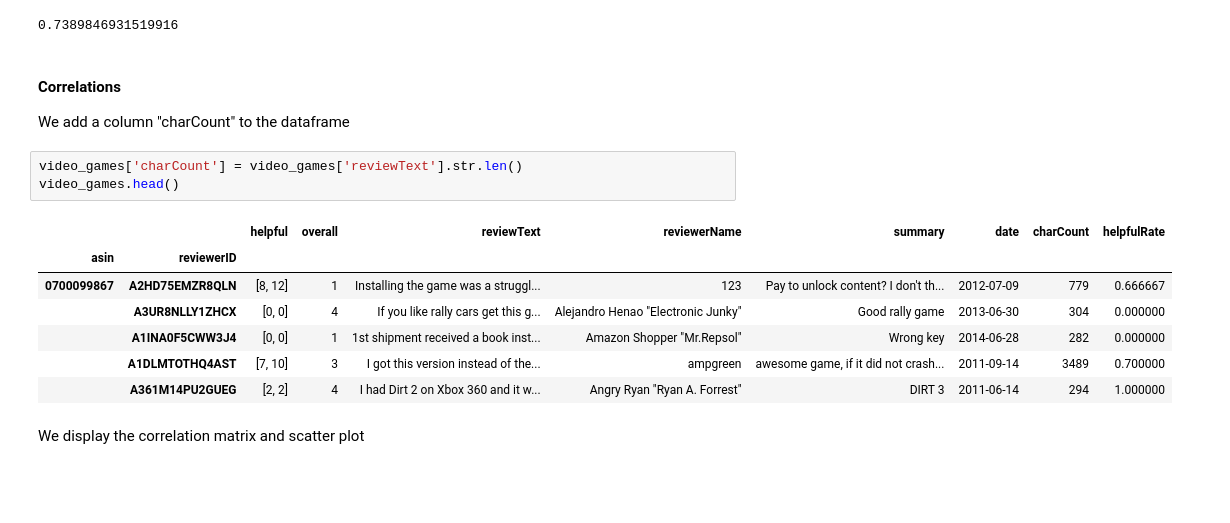
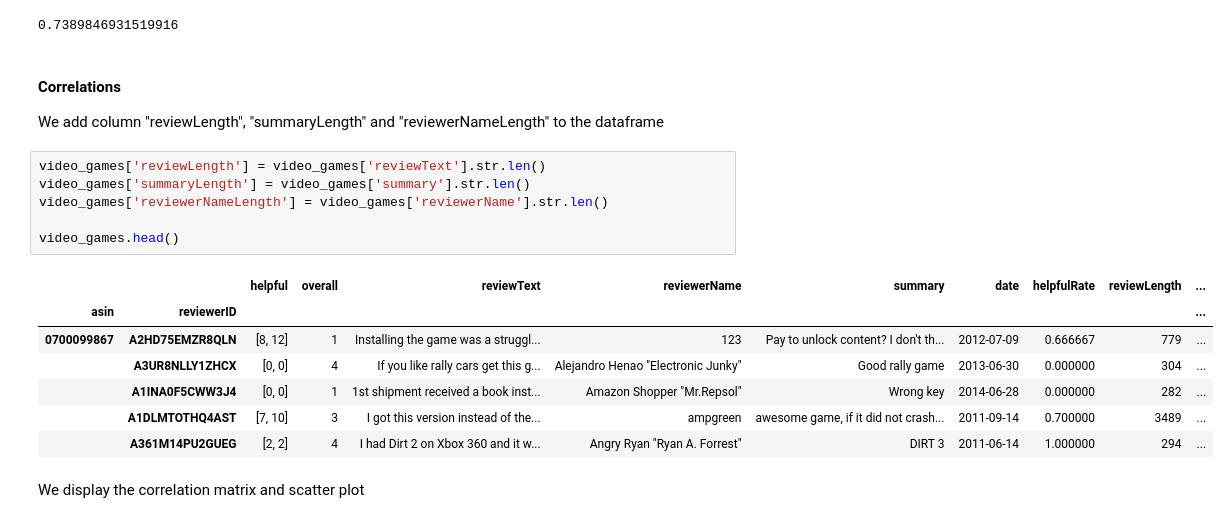
Before and after one commit to adamazon/adamazon-code, a Jupyter notebook: Project.ipynb, the cells around one changed output. Drawn from its saved outputs; the diff is of its cells as text; blank space fills up the shorter version.

```diff
--- a/Project.ipynb
+++ b/Project.ipynb
@@ -139,18 +138,21 @@ video_games[video_games.helpfulRate > 0].helpfulRate.mean()
 0.7389846931519916
 # %% [markdown]
 #### Correlations
-We add a column "charCount" to the dataframe
+We add column "reviewLength", "summaryLength" and "reviewerNameLength" to the dataframe
 # %%
-video_games['charCount'] = video_games['reviewText'].str.len()
+video_games['reviewLength'] = video_games['reviewText'].str.len()
+video_games['summaryLength'] = video_games['summary'].str.len()
+video_games['reviewerNameLength'] = video_games['reviewerName'].str.len()
+
 video_games.head()
 # %% [output]
-|  |  | helpful | overall | reviewText | reviewerName | summary | date | charCount | helpfulRate |
-| asin | reviewerID |  |  |  |  |  |  |  |  |
-| 0700099867 | A2HD75EMZR8QLN | [8, 12] | 1 | Installing the game was a struggl... | 123 | Pay to unlock content? I don't th... | 2012-07-09 | 779 | 0.666667 |
-|  | A3UR8NLLY1ZHCX | [0, 0] | 4 | If you like rally cars get this g... | Alejandro Henao "Electronic Junky" | Good rally game | 2013-06-30 | 304 | 0.000000 |
-|  | A1INA0F5CWW3J4 | [0, 0] | 1 | 1st shipment received a book inst... | Amazon Shopper "Mr.Repsol" | Wrong key | 2014-06-28 | 282 | 0.000000 |
-|  | A1DLMTOTHQ4AST | [7, 10] | 3 | I got this version instead of the... | ampgreen | awesome game, if it did not crash... | 2011-09-14 | 3489 | 0.700000 |
-|  | A361M14PU2GUEG | [2, 2] | 4 | I had Dirt 2 on Xbox 360 and it w... | Angry Ryan "Ryan A. Forrest" | DIRT 3 | 2011-06-14 | 294 | 1.000000 |
+|  |  | helpful | overall | reviewText | reviewerName | summary | date | helpfulRate | reviewLength | ... |
+| asin | reviewerID |  |  |  |  |  |  |  |  | ... |
+| 0700099867 | A2HD75EMZR8QLN | [8, 12] | 1 | Installing the game was a struggl... | 123 | Pay to unlock content? I don't th... | 2012-07-09 | 0.666667 | 779 | ... |
+|  | A3UR8NLLY1ZHCX | [0, 0] | 4 | If you like rally cars get this g... | Alejandro Henao "Electronic Junky" | Good rally game | 2013-06-30 | 0.000000 | 304 | ... |
+|  | A1INA0F5CWW3J4 | [0, 0] | 1 | 1st shipment received a book inst... | Amazon Shopper "Mr.Repsol" | Wrong key | 2014-06-28 | 0.000000 | 282 | ... |
+|  | A1DLMTOTHQ4AST | [7, 10] | 3 | I got this version instead of the... | ampgreen | awesome game, if it did not crash... | 2011-09-14 | 0.700000 | 3489 | ... |
+|  | A361M14PU2GUEG | [2, 2] | 4 | I had Dirt 2 on Xbox 360 and it w... | Angry Ryan "Ryan A. Forrest" | DIRT 3 | 2011-06-14 | 1.000000 | 294 | ... |
 # %% [markdown]
 We display the correlation matrix and scatter plot
 # %%
```
Also changed, not shown: parts of 5 cells of this notebook.
